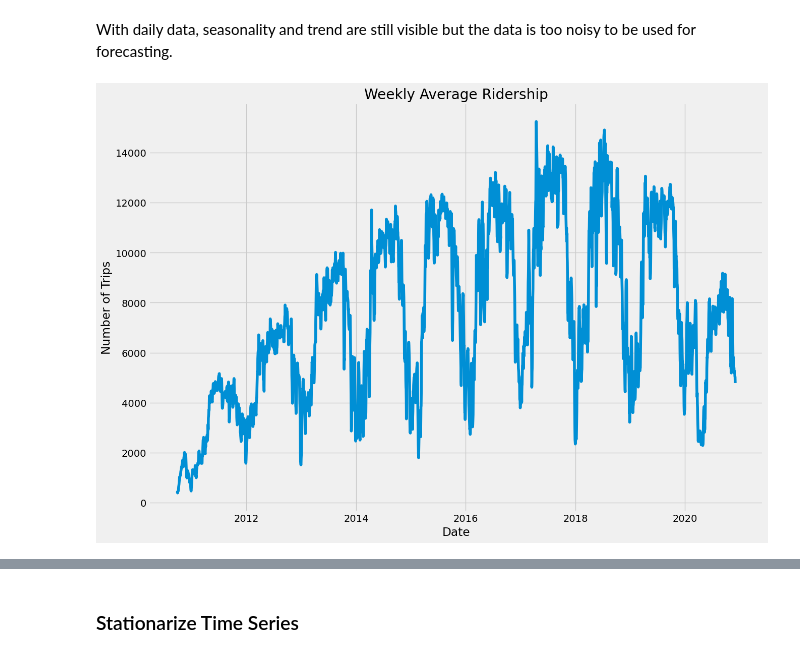
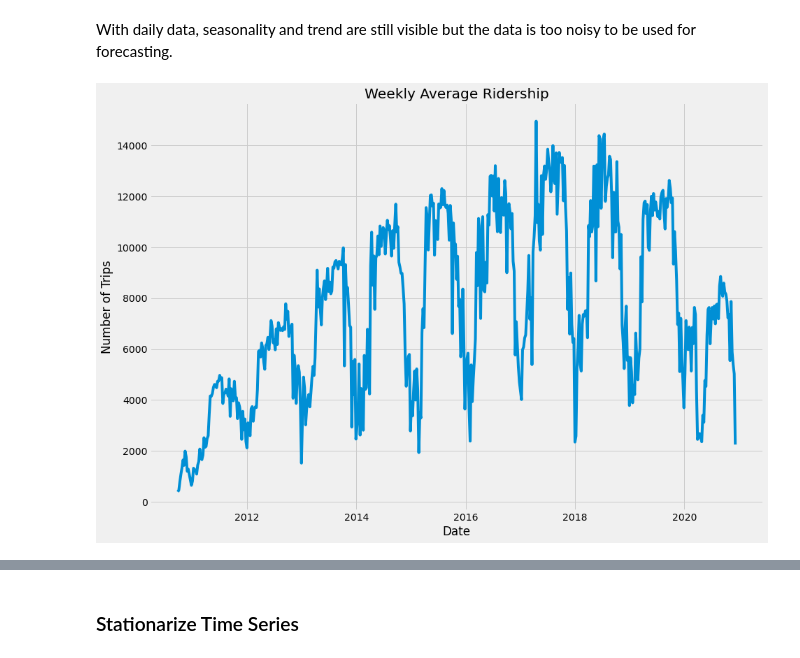
Before and after one commit to jhlee515/BikeShare_capstone, a Jupyter notebook: 3_modeling.ipynb, the cells around one changed output, grey strips where cells are left out. Cells and saved outputs as stored; diff of their text form; code cells hidden in the pictures.

```diff
--- a/3_modeling.ipynb
+++ b/3_modeling.ipynb
@@ -36,15 +37,14 @@ plt.show()
 # %% [markdown]
 With daily data, seasonality and trend are still visible but the data is too noisy to be used for forecasting.
 # %%
-weekly_avg = trips_by_day.rolling(window = 7).mean()
-weekly_avg.set_index(dates, inplace = True)
+weekly_avg = trips_by_day.resample('W', on = 'date').mean()
 
 plt.figure(figsize = (14,10))
 plt.plot(weekly_avg)
 plt.title('Weekly Average Ridership')
 plt.xlabel('Date')
 plt.ylabel('Number of Trips')
 plt.show()
 # %% [output]
-[figure, old version]
+[figure, new version]
 # %%
```
Also changed, not shown: parts of 37 cells of this notebook, 1 other file.
